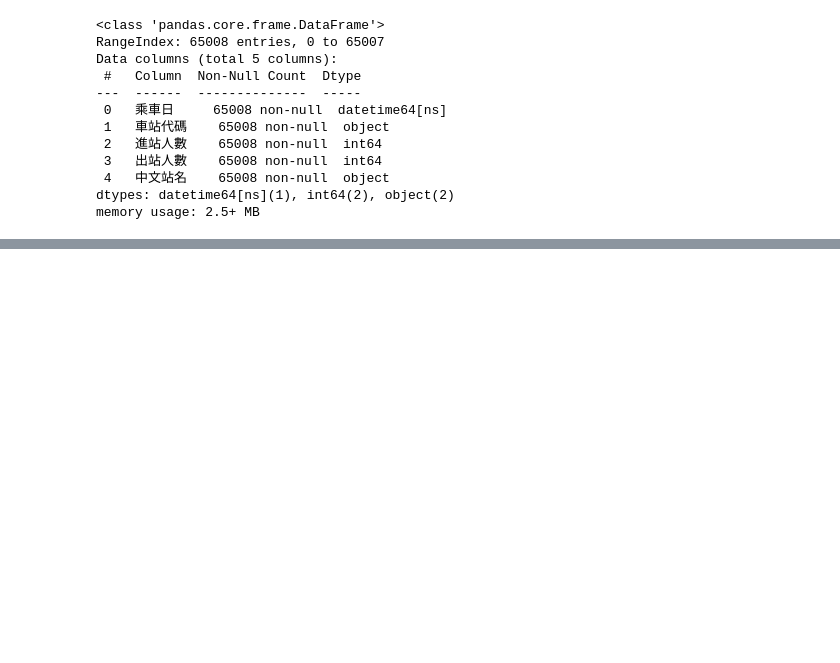
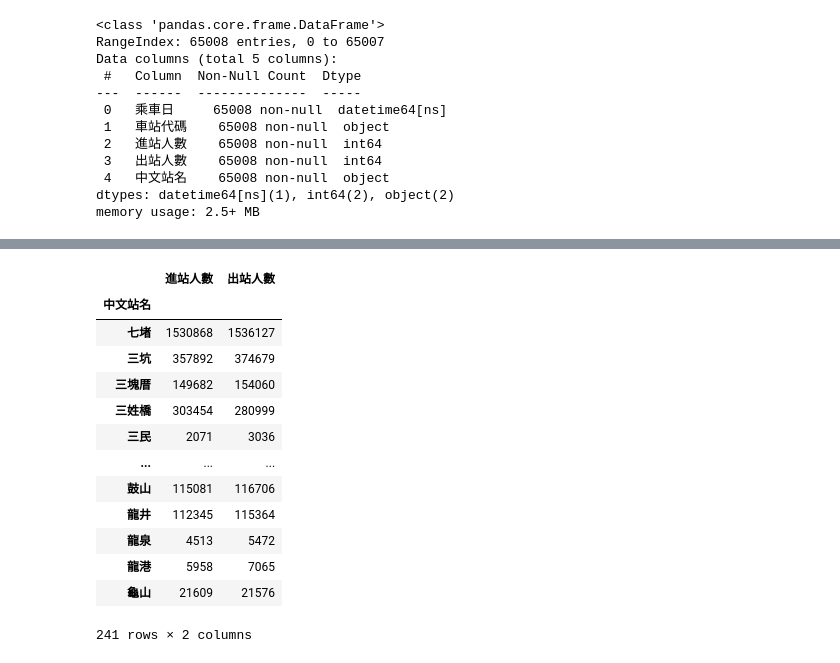
Before and after one commit to RobotCat4000/2023_07_27, a Jupyter notebook: lesson21_4.ipynb, the cells around one changed output, grey strips where cells are left out. Cells and saved outputs as stored; diff of their text form; code cells hidden in the pictures; blank space fills up the shorter version.

```diff
--- a/lesson21_4.ipynb
+++ b/lesson21_4.ipynb
@@ -155,0 +191,17 @@ memory usage: 2.5+ MB
+# %%
+dataFrame2.drop(columns=['車站代碼']).groupby(level='中文站名').sum()
+# %% [output]
+|  | 進站人數 | 出站人數 |
+| 中文站名 |  |  |
+| 七堵 | 1530868 | 1536127 |
+| 三坑 | 357892 | 374679 |
+| 三塊厝 | 149682 | 154060 |
+| 三姓橋 | 303454 | 280999 |
+| 三民 | 2071 | 3036 |
+| ... | ... | ... |
+| 鼓山 | 115081 | 116706 |
+| 龍井 | 112345 | 115364 |
+| 龍泉 | 4513 | 5472 |
+| 龍港 | 5958 | 7065 |
+| 龜山 | 21609 | 21576 |
+241 rows × 2 columns
```
Also changed, not shown: parts of 2 cells of this notebook.
